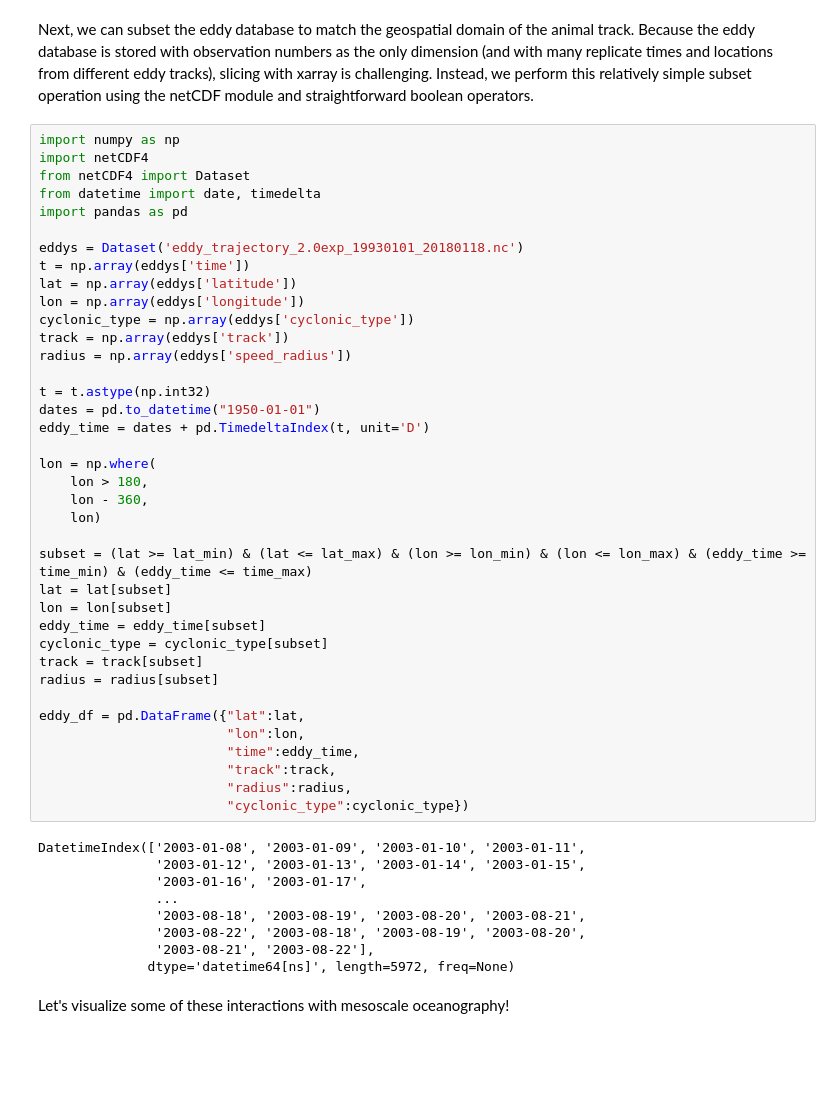
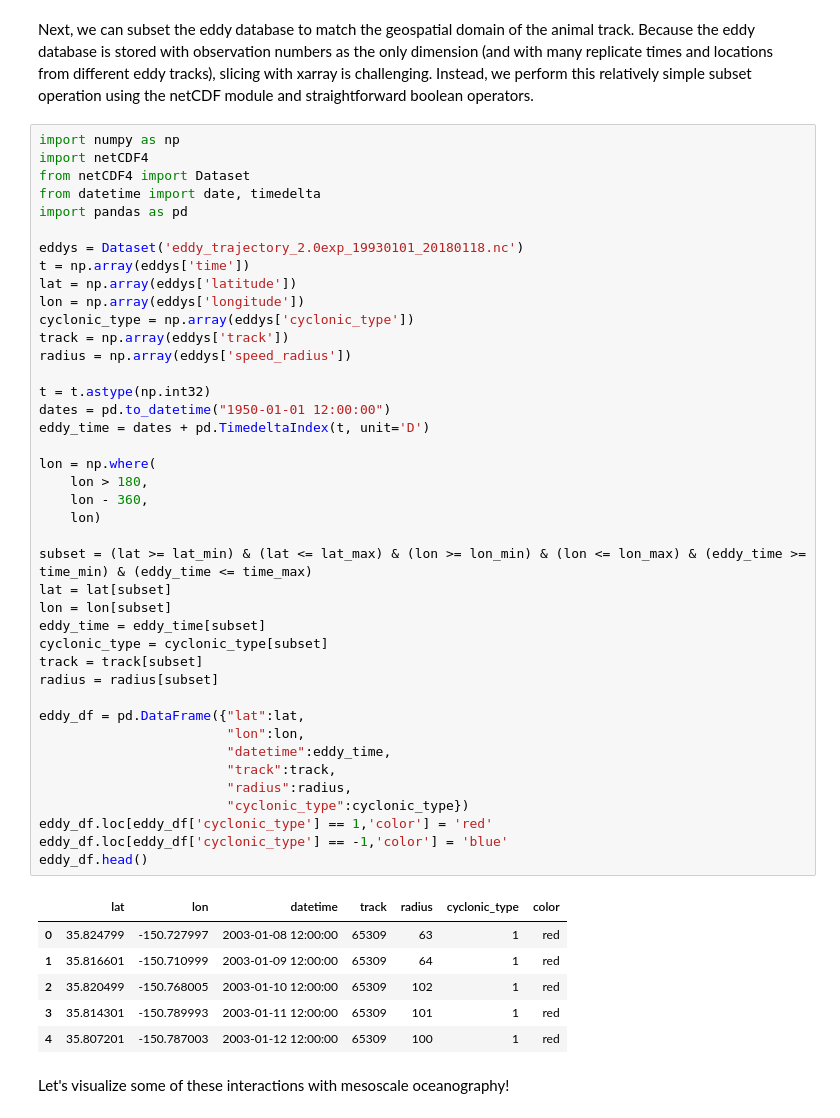
Before and after one commit to oceanhackweek/ohw19-projects-Trackpy, a Jupyter notebook: Trackpy.ipynb, the cells around one changed output. Drawn from its saved outputs; the diff is of its cells as text; blank space fills up the shorter version.

```diff
--- a/Trackpy.ipynb
+++ b/Trackpy.ipynb
@@ -64,43 +60,44 @@ import pandas as pd
 eddys = Dataset('eddy_trajectory_2.0exp_19930101_20180118.nc')
 t = np.array(eddys['time'])
 lat = np.array(eddys['latitude'])
 lon = np.array(eddys['longitude'])
 cyclonic_type = np.array(eddys['cyclonic_type'])
 track = np.array(eddys['track'])
 radius = np.array(eddys['speed_radius'])
 
 t = t.astype(np.int32)
-dates = pd.to_datetime("1950-01-01")
+dates = pd.to_datetime("1950-01-01 12:00:00")
 eddy_time = dates + pd.TimedeltaIndex(t, unit='D')
 
 lon = np.where(
     lon > 180,
     lon - 360,
     lon)
 
 subset = (lat >= lat_min) & (lat <= lat_max) & (lon >= lon_min) & (lon <= lon_max) & (eddy_time >= time_min) & (eddy_time <= time_max)
 lat = lat[subset]
 lon = lon[subset]
 eddy_time = eddy_time[subset]
 cyclonic_type = cyclonic_type[subset]
 track = track[subset]
 radius = radius[subset]
 
 eddy_df = pd.DataFrame({"lat":lat,
                         "lon":lon,
-                        "time":eddy_time,
+                        "datetime":eddy_time,
                         "track":track,
                         "radius":radius,
                         "cyclonic_type":cyclonic_type})
+eddy_df.loc[eddy_df['cyclonic_type'] == 1,'color'] = 'red'
+eddy_df.loc[eddy_df['cyclonic_type'] == -1,'color'] = 'blue'
+eddy_df.head()
 # %% [output]
-DatetimeIndex(['2003-01-08', '2003-01-09', '2003-01-10', '2003-01-11',
-               '2003-01-12', '2003-01-13', '2003-01-14', '2003-01-15',
-               '2003-01-16', '2003-01-17',
-               ...
-               '2003-08-18', '2003-08-19', '2003-08-20', '2003-08-21',
-               '2003-08-22', '2003-08-18', '2003-08-19', '2003-08-20',
-               '2003-08-21', '2003-08-22'],
-              dtype='datetime64[ns]', length=5972, freq=None)
+|  | lat | lon | datetime | track | radius | cyclonic_type | color |
+| 0 | 35.824799 | -150.727997 | 2003-01-08 12:00:00 | 65309 | 63 | 1 | red |
+| 1 | 35.816601 | -150.710999 | 2003-01-09 12:00:00 | 65309 | 64 | 1 | red |
+| 2 | 35.820499 | -150.768005 | 2003-01-10 12:00:00 | 65309 | 102 | 1 | red |
+| 3 | 35.814301 | -150.789993 | 2003-01-11 12:00:00 | 65309 | 101 | 1 | red |
+| 4 | 35.807201 | -150.787003 | 2003-01-12 12:00:00 | 65309 | 100 | 1 | red |
 # %% [markdown]
 Let's visualize some of these interactions with mesoscale oceanography!
 # %%
```
Also changed, not shown: parts of 2 cells of this notebook.
